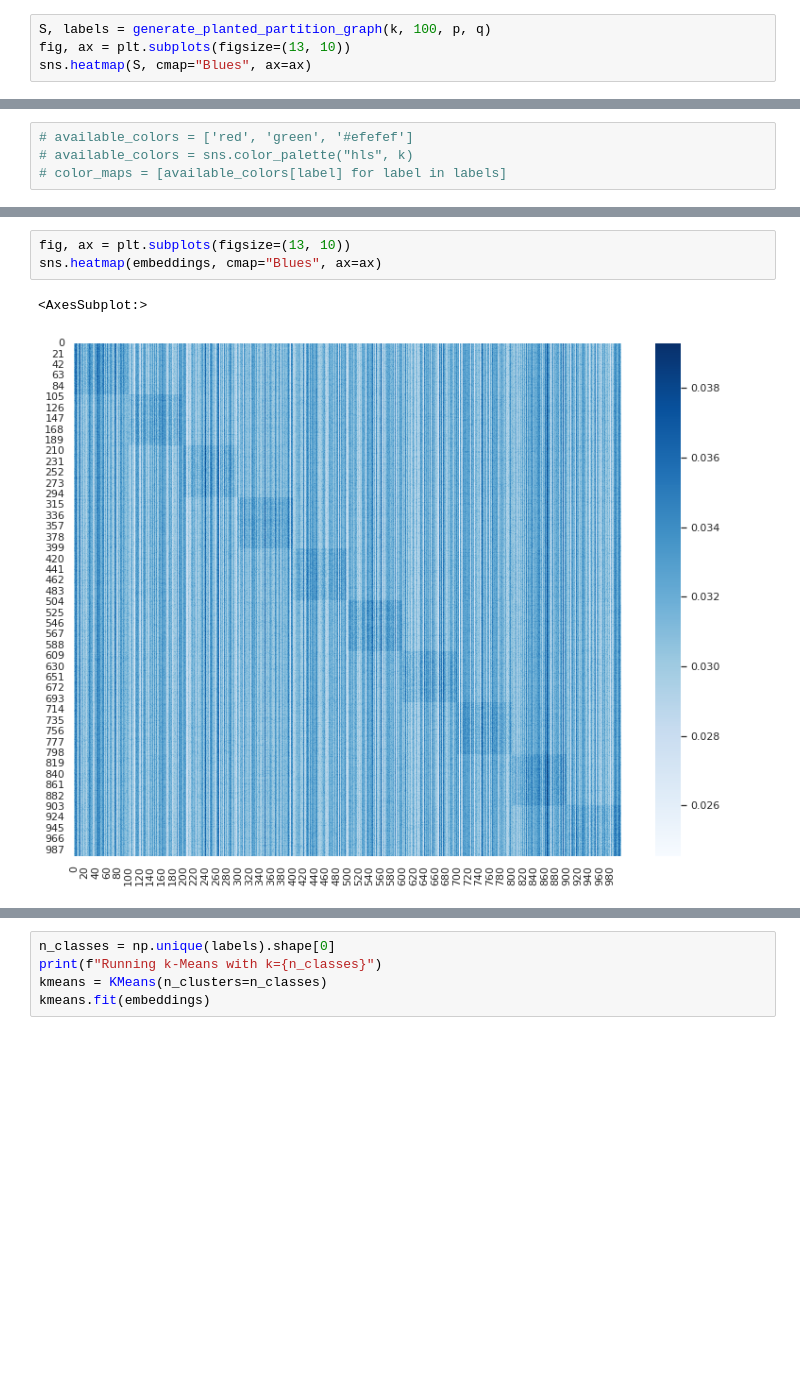
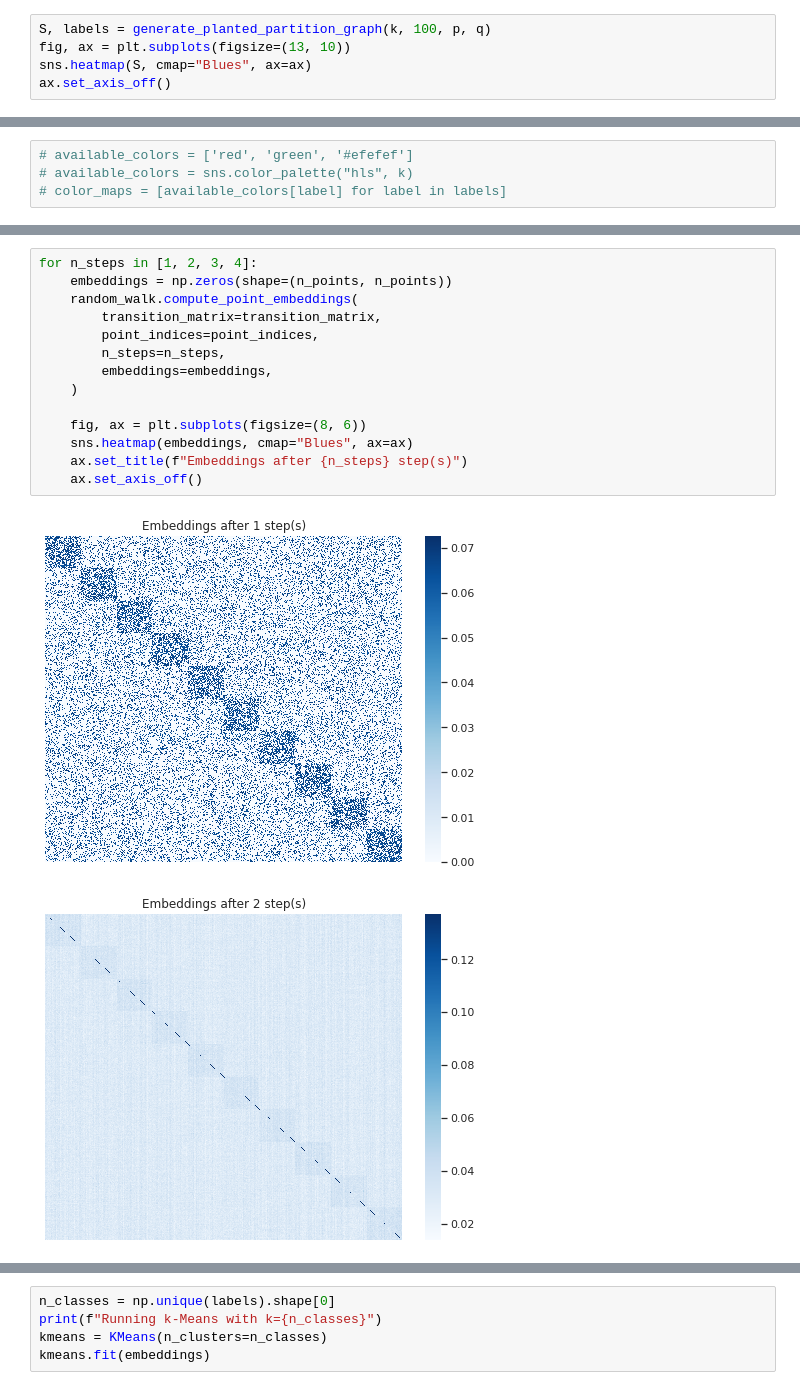
Before and after one commit to sheikhomar/mixture-learning, a Jupyter notebook: notebooks/06-planted-partition.ipynb, the cells around one changed output, grey strips where cells are left out. Cells and saved outputs as stored; diff of their text form; blank space fills up the shorter version.

```diff
--- a/notebooks/06-planted-partition.ipynb
+++ b/notebooks/06-planted-partition.ipynb
@@ -53,4 +63,5 @@ p
 S, labels = generate_planted_partition_graph(k, 100, p, q)
 fig, ax = plt.subplots(figsize=(13, 10))
 sns.heatmap(S, cmap="Blues", ax=ax)
+ax.set_axis_off()
 # %% [output]
@@ -76,6 +78,17 @@ random_walk.compute_point_embeddings(
 # %%
-fig, ax = plt.subplots(figsize=(13, 10))
-sns.heatmap(embeddings, cmap="Blues", ax=ax)
+for n_steps in [1, 2, 3, 4]:
+    embeddings = np.zeros(shape=(n_points, n_points))
+    random_walk.compute_point_embeddings(
+        transition_matrix=transition_matrix,
+        point_indices=point_indices,
+        n_steps=n_steps,
+        embeddings=embeddings,
+    )
+
+    fig, ax = plt.subplots(figsize=(8, 6))
+    sns.heatmap(embeddings, cmap="Blues", ax=ax)
+    ax.set_title(f"Embeddings after {n_steps} step(s)")
+    ax.set_axis_off()
 # %% [output]
-<AxesSubplot:>
-[figure, old version]
+[figure, new version]
+[figure, added]
```
Also changed, not shown: parts of 12 cells of this notebook.
